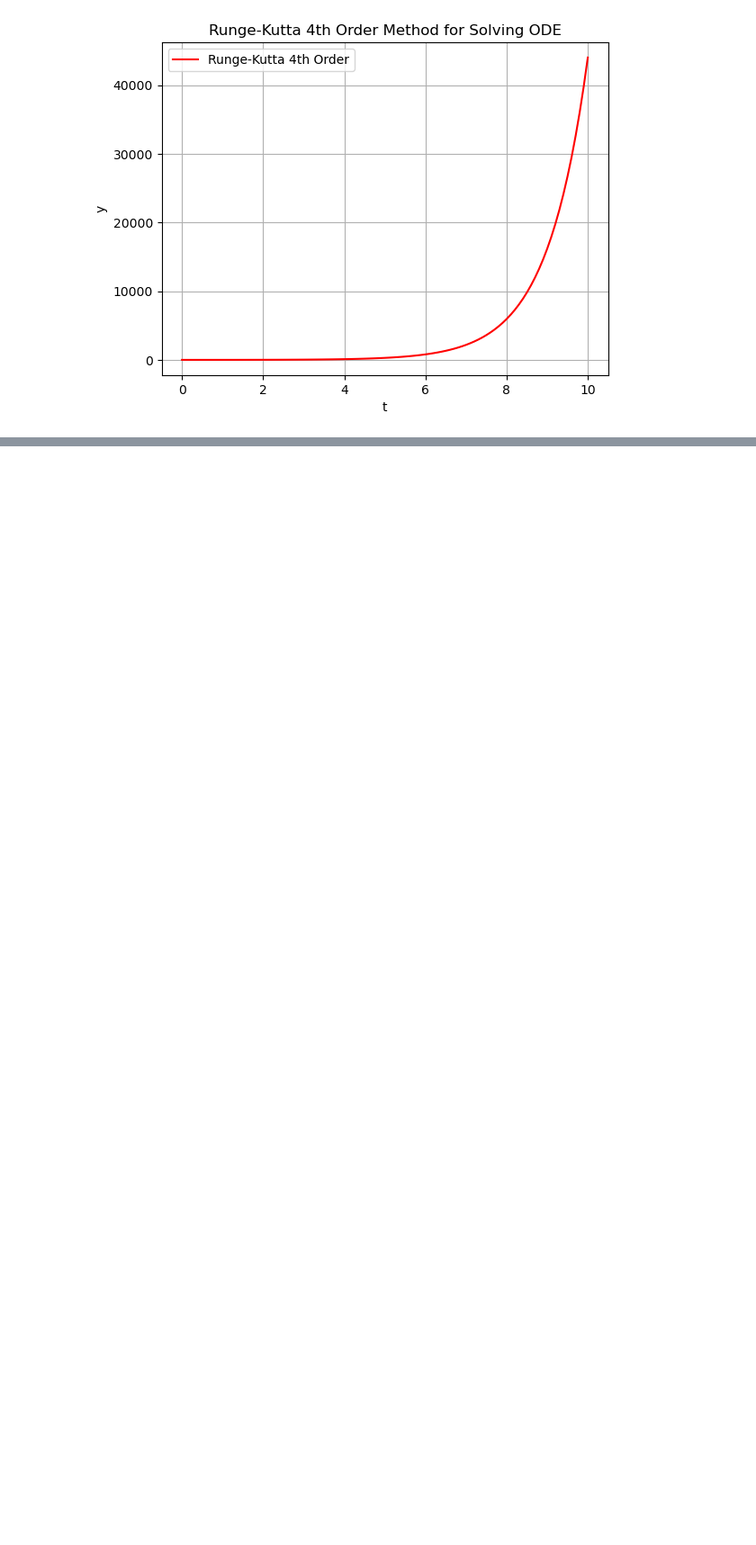
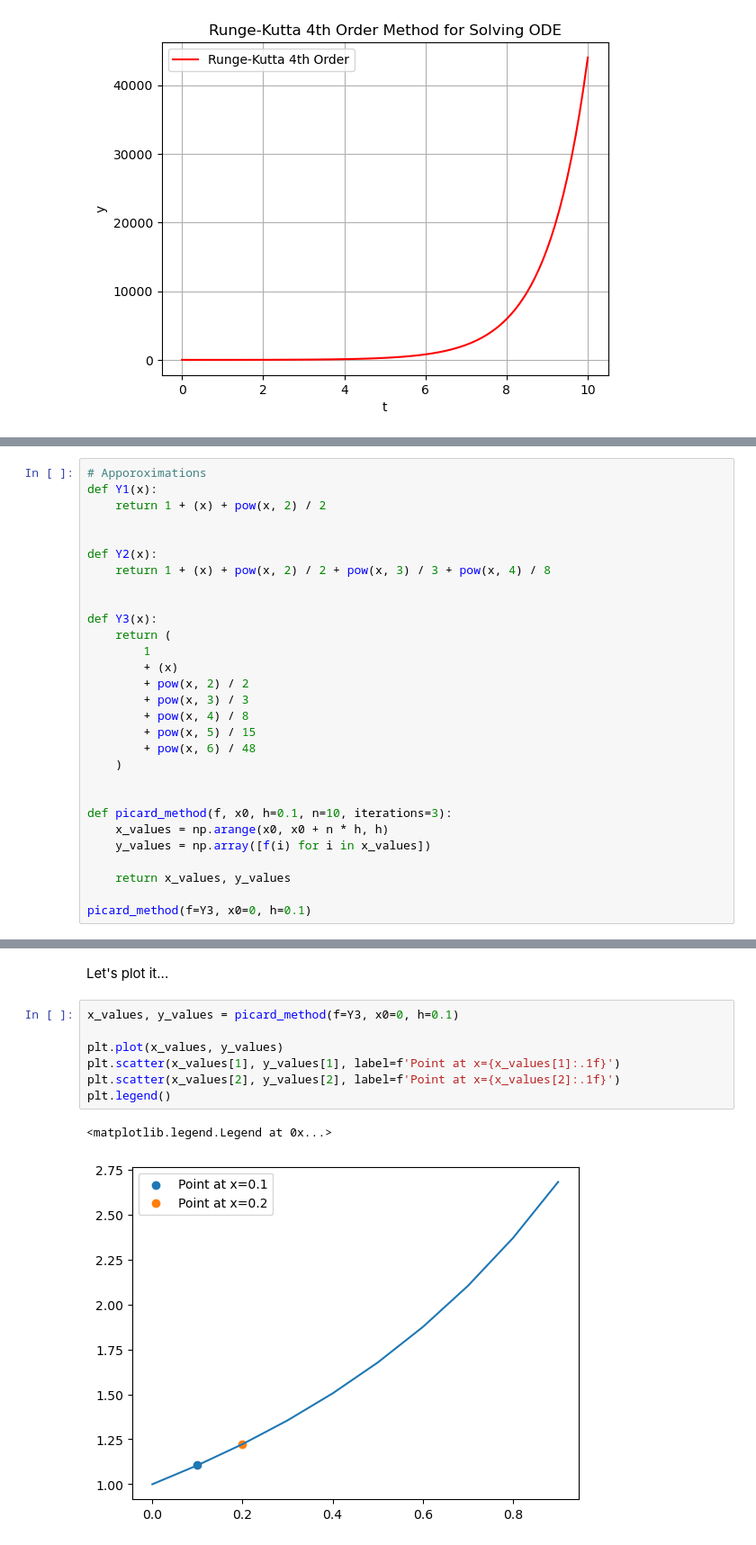
Before and after one commit to SharafatKarim/python-notebook, a Jupyter notebook: 02 - numerical methods/08 - differential_equations.ipynb, the cells around one changed output, grey strips where cells are left out. Shown: that part at 90% size. Cells and saved outputs as stored; diff of their text form; blank space fills up the shorter version.

```diff
--- a/02 - numerical methods/08 - differential_equations.ipynb
+++ b/02 - numerical methods/08 - differential_equations.ipynb
@@ -107,0 +130,29 @@ plt.grid()
+# %%
+# Apporoximations
+def Y1(x):
+    return 1 + (x) + pow(x, 2) / 2
+
+
+def Y2(x):
+    return 1 + (x) + pow(x, 2) / 2 + pow(x, 3) / 3 + pow(x, 4) / 8
+
+
+def Y3(x):
+    return (
+        1
+        + (x)
+        + pow(x, 2) / 2
+        + pow(x, 3) / 3
+        + pow(x, 4) / 8
+        + pow(x, 5) / 15
+        + pow(x, 6) / 48
+    )
+
+
+def picard_method(f, x0, h=0.1, n=10, iterations=3):
+    x_values = np.arange(x0, x0 + n * h, h)
+    y_values = np.array([f(i) for i in x_values])
+
+    return x_values, y_values
+
+picard_method(f=Y3, x0=0, h=0.1)
@@ -107,0 +163,12 @@ plt.grid()
+# %% [markdown]
+Let's plot it...
+# %%
+x_values, y_values = picard_method(f=Y3, x0=0, h=0.1)
+
+plt.plot(x_values, y_values)
+plt.scatter(x_values[1], y_values[1], label=f'Point at x={x_values[1]:.1f}')
+plt.scatter(x_values[2], y_values[2], label=f'Point at x={x_values[2]:.1f}')
+plt.legend()
+# %% [output]
+<matplotlib.legend.Legend at 0x...>
+[figure, added]
```
Also changed, not shown: parts of 4 cells of this notebook, 9 other files.
